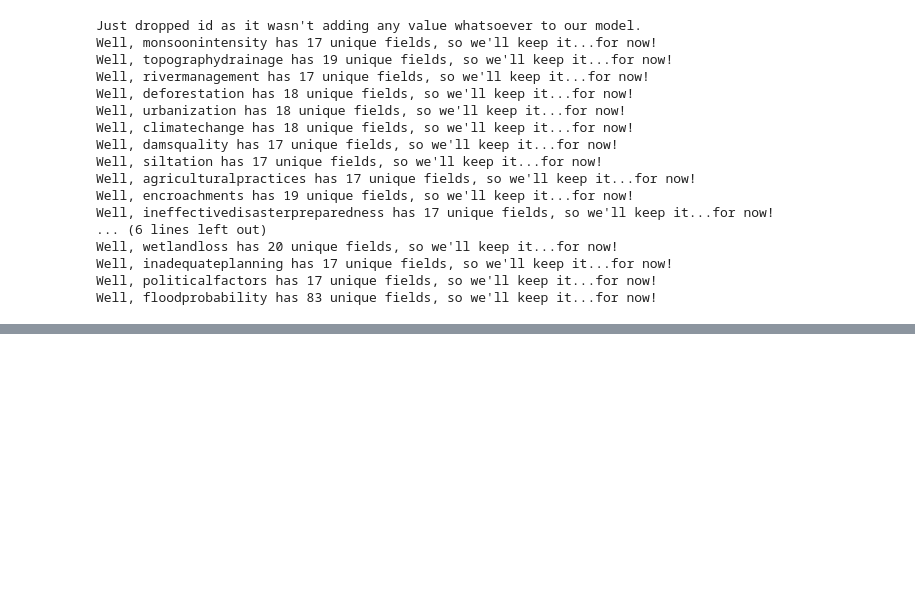
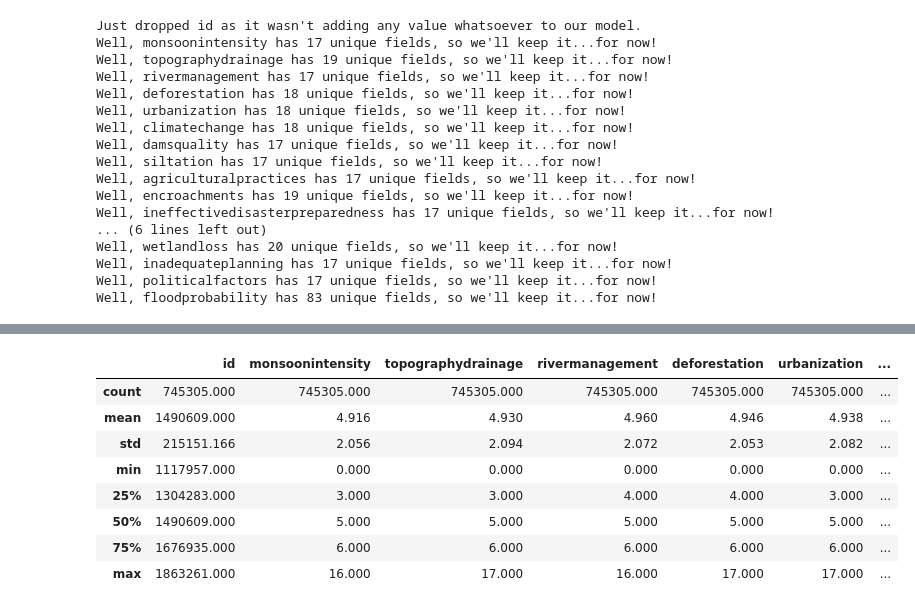
Before and after one commit to bwolff26/flood_predictions, a Jupyter notebook: code/cleaning_and_eda_i.ipynb, the cells around one changed output, grey strips where cells are left out. Saved outputs shown, nothing was run; the diff lists cells and outputs as text; code cells hidden in the pictures; blank space fills up the shorter version.

```diff
--- a/code/cleaning_and_eda_i.ipynb
+++ b/code/cleaning_and_eda_i.ipynb
@@ -65,0 +151,9 @@ Speaking of which, let me bring up the original data dictionary:
+# %%
+#A brief look at test on that topic:
+
+df = pd.read_csv('../data/test.csv')
+print(df.shape)
+
+df.columns = df.columns.str.lower()
+
+df.head()
@@ -65,0 +169,12 @@ Speaking of which, let me bring up the original data dictionary:
+# %%
+round(df.iloc[:, 0:8].describe(), 3)
+# %% [output]
+|  | id | monsoonintensity | topographydrainage | rivermanagement | deforestation | urbanization | ... |
+| count | 745305.000 | 745305.000 | 745305.000 | 745305.000 | 745305.000 | 745305.000 | ... |
+| mean | 1490609.000 | 4.916 | 4.930 | 4.960 | 4.946 | 4.938 | ... |
+| std | 215151.166 | 2.056 | 2.094 | 2.072 | 2.053 | 2.082 | ... |
+| min | 1117957.000 | 0.000 | 0.000 | 0.000 | 0.000 | 0.000 | ... |
+| 25% | 1304283.000 | 3.000 | 3.000 | 4.000 | 4.000 | 3.000 | ... |
+| 50% | 1490609.000 | 5.000 | 5.000 | 5.000 | 5.000 | 5.000 | ... |
+| 75% | 1676935.000 | 6.000 | 6.000 | 6.000 | 6.000 | 6.000 | ... |
+| max | 1863261.000 | 16.000 | 17.000 | 16.000 | 17.000 | 17.000 | ... |
```
Also changed, not shown: parts of 15 cells of this notebook.
